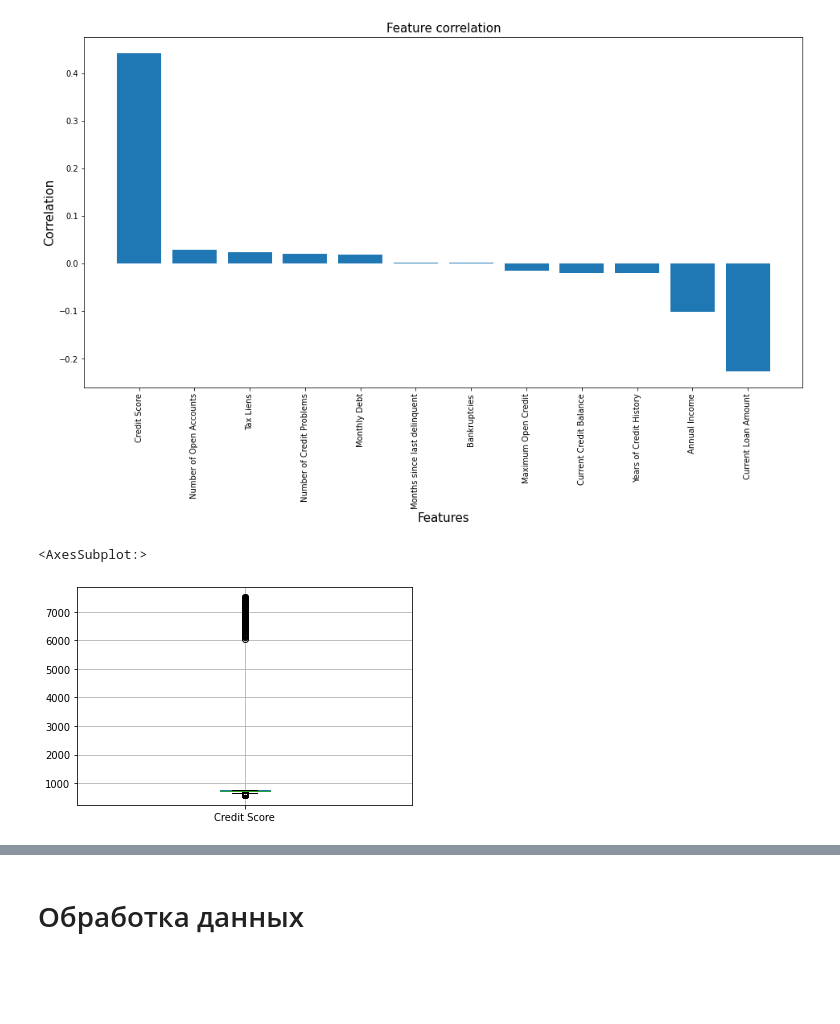
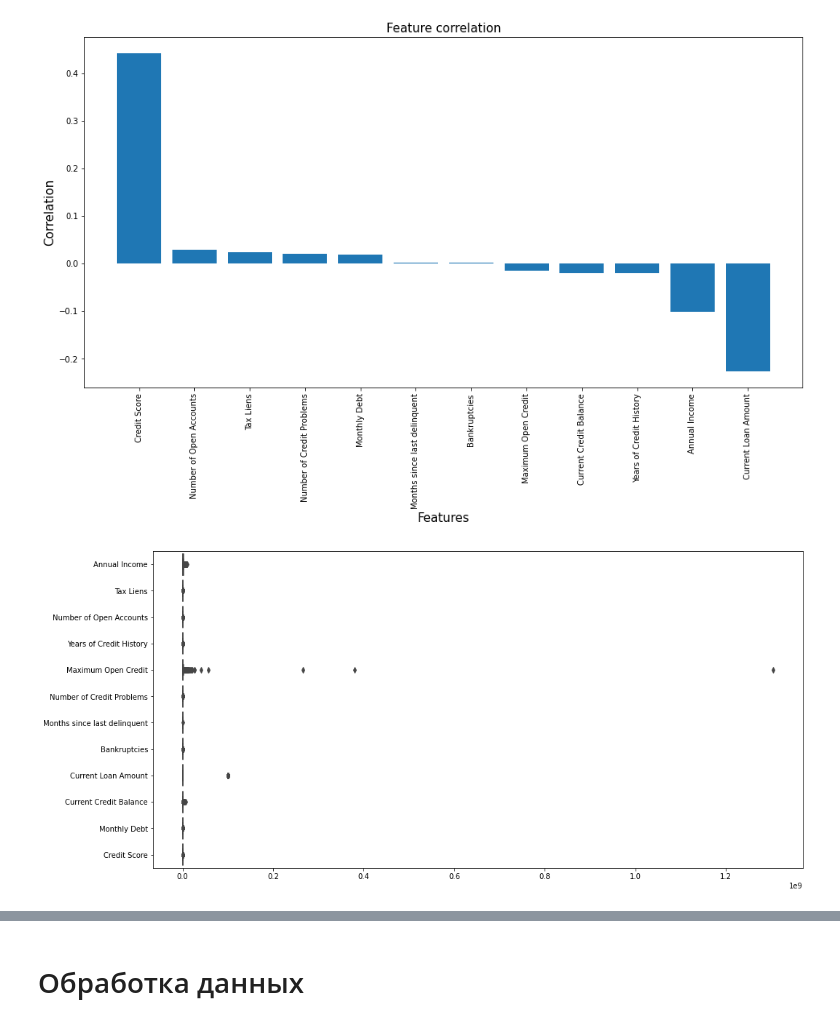
Before and after one commit to adurzin/data_science_cont, a Jupyter notebook: course.ipynb, the cells around one changed output, grey strips where cells are left out. Cells and saved outputs as stored; diff of their text form; code cells hidden in the pictures; blank space fills up the shorter version.

```diff
--- a/course.ipynb
+++ b/course.ipynb
@@ -159,8 +148,11 @@ plt.title('Feature correlation', fontsize=15)
 plt.show()
 # %% [output]
 [figure]
+# %%
+dff = df_train.select_dtypes(include=['float32'])
 # %%
-df_train.boxplot(['Credit Score'])
+plt.figure(figsize=(16, 8))
+sns.boxplot(data=dff, orient='h')
+plt.show()
 # %% [output]
-<AxesSubplot:>
-[figure, old version]
+[figure, new version]
```
Also changed, not shown: parts of 70 cells of this notebook.
